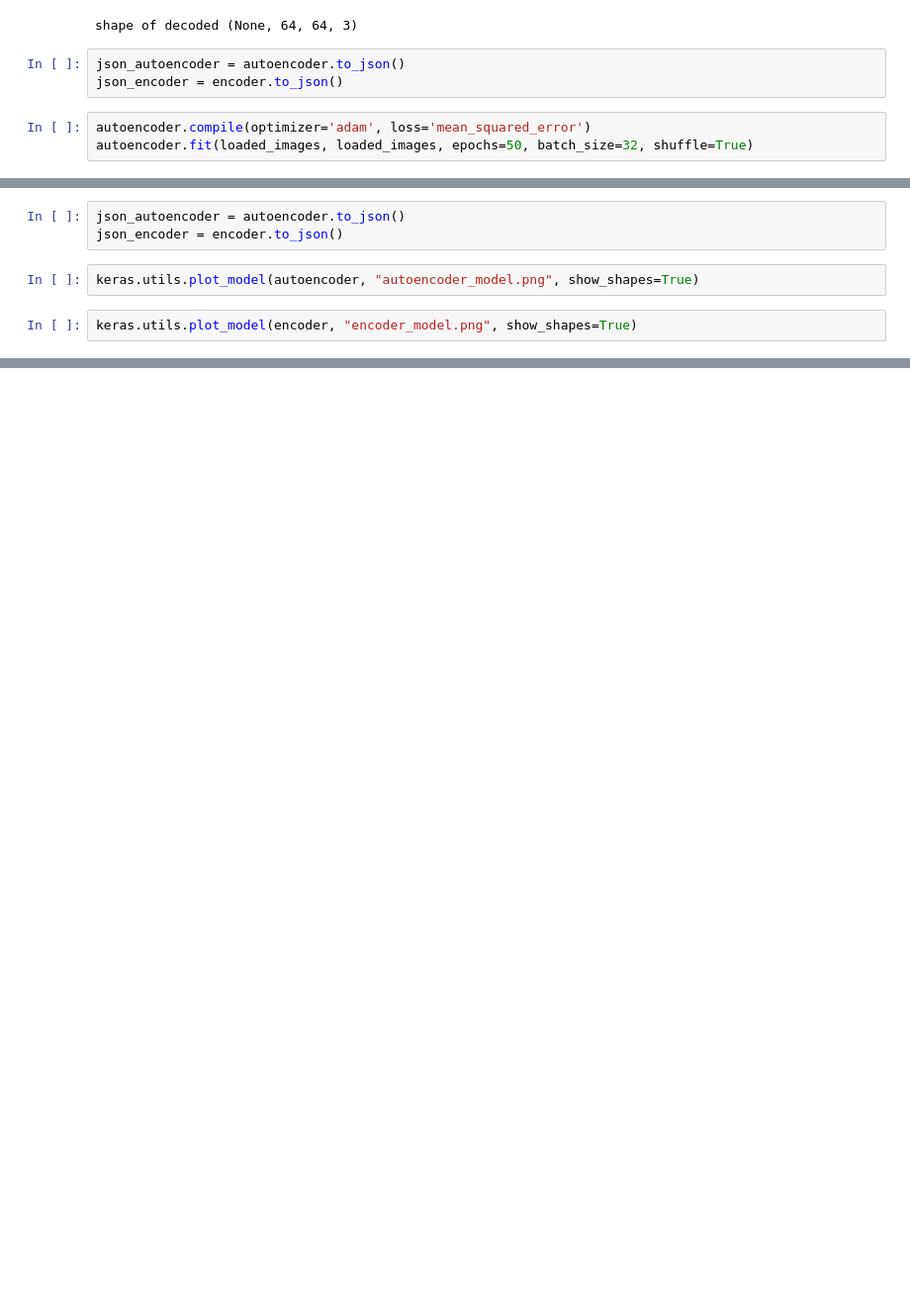
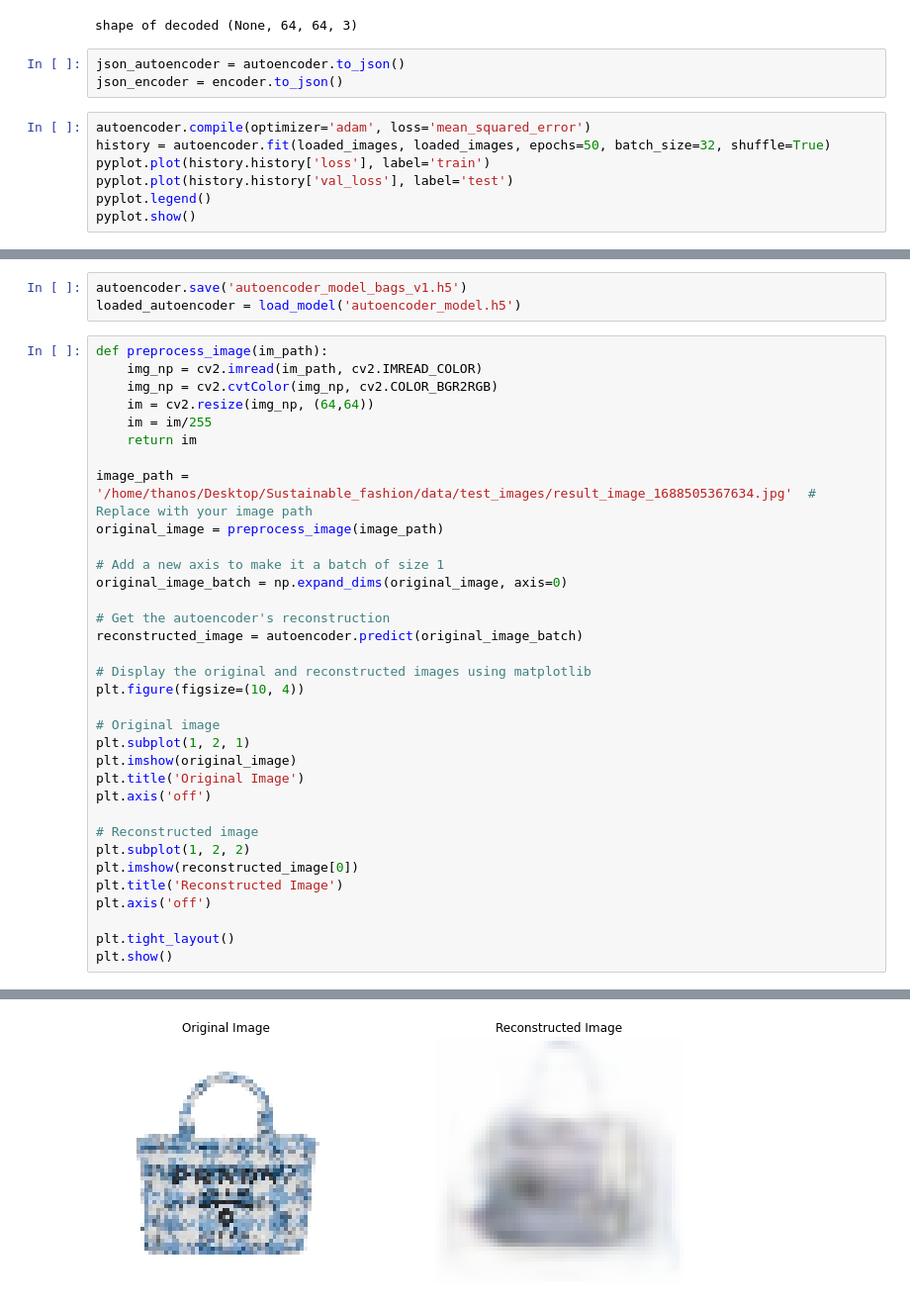
Before and after one commit to thanbskt/Recommendation_tool, a Jupyter notebook: autoencoders.ipynb, the cells around one changed output, grey strips where cells are left out. Shown: that part at 99% size. Saved outputs shown, nothing was run; the diff lists cells and outputs as text; blank space fills up the shorter version.

Commit message:
update autoencoders and preprocesing

```diff
--- a/autoencoders.ipynb
+++ b/autoencoders.ipynb
@@ -112,6 +119,10 @@ json_autoencoder = autoencoder.to_json()
 json_encoder = encoder.to_json()
 # %%
 autoencoder.compile(optimizer='adam', loss='mean_squared_error')
-autoencoder.fit(loaded_images, loaded_images, epochs=50, batch_size=32, shuffle=True)
+history = autoencoder.fit(loaded_images, loaded_images, epochs=50, batch_size=32, shuffle=True)
+pyplot.plot(history.history['loss'], label='train')
+pyplot.plot(history.history['val_loss'], label='test')
+pyplot.legend()
+pyplot.show()
 # %% [output]
 Epoch 1/50
@@ -134,7 +145,38 @@ Epoch 48/50
-# %%
-json_autoencoder = autoencoder.to_json()
-json_encoder = encoder.to_json()
-# %%
-keras.utils.plot_model(autoencoder, "autoencoder_model.png", show_shapes=True)
-# %%
-keras.utils.plot_model(encoder, "encoder_model.png", show_shapes=True)
+# %%
+autoencoder.save('autoencoder_model_bags_v1.h5')
+loaded_autoencoder = load_model('autoencoder_model.h5')
+# %%
+def preprocess_image(im_path):
+    img_np = cv2.imread(im_path, cv2.IMREAD_COLOR)
+    img_np = cv2.cvtColor(img_np, cv2.COLOR_BGR2RGB)
+    im = cv2.resize(img_np, (64,64))
+    im = im/255
+    return im
+
+image_path = '/home/thanos/Desktop/Sustainable_fashion/data/test_images/result_image_1688505367634.jpg'  # Replace with your image path
+original_image = preprocess_image(image_path)
+
+# Add a new axis to make it a batch of size 1
+original_image_batch = np.expand_dims(original_image, axis=0)
+
+# Get the autoencoder's reconstruction
+reconstructed_image = autoencoder.predict(original_image_batch)
+
+# Display the original and reconstructed images using matplotlib
+plt.figure(figsize=(10, 4))
+
+# Original image
+plt.subplot(1, 2, 1)
+plt.imshow(original_image)
+plt.title('Original Image')
+plt.axis('off')
+
+# Reconstructed image
+plt.subplot(1, 2, 2)
+plt.imshow(reconstructed_image[0])
+plt.title('Reconstructed Image')
+plt.axis('off')
+
+plt.tight_layout()
+plt.show()
+# %% [output]
@@ -140,0 +184 @@ keras.utils.plot_model(encoder, "encoder_model.png", show_shapes=True)
+[figure, added]
```
Also changed, not shown: parts of 11 cells of this notebook, 1 other file.
